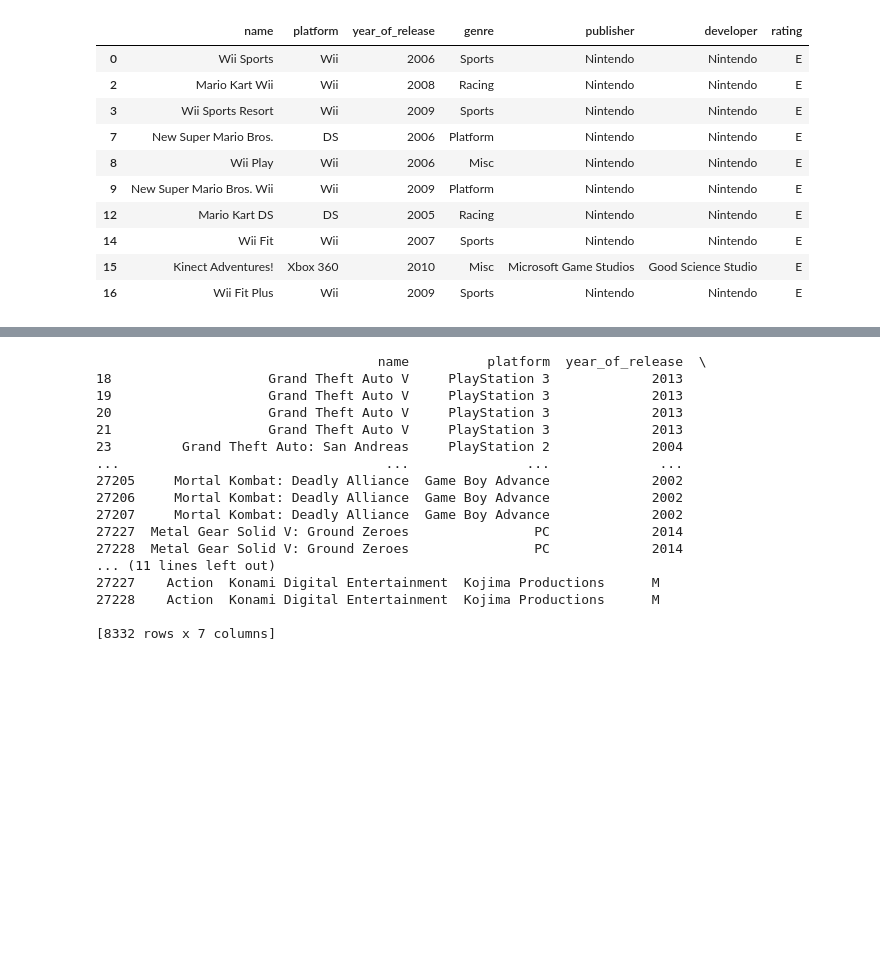
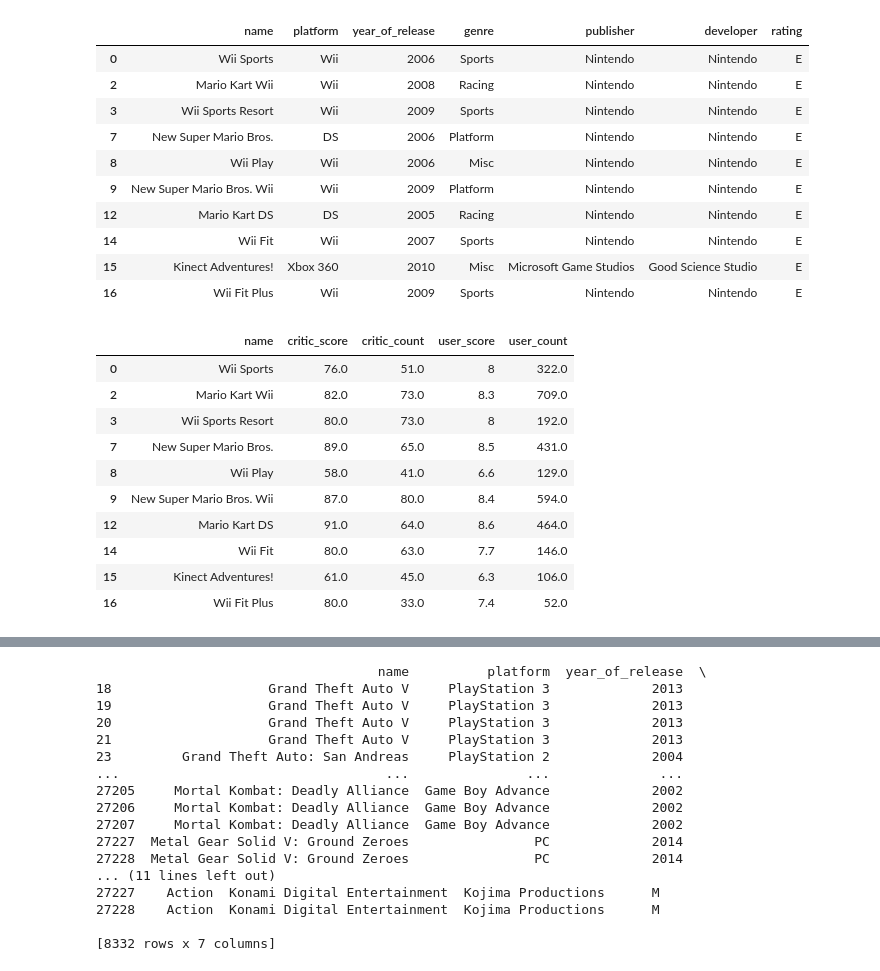
Before and after one commit to destink/Final-Project, a Jupyter notebook: merged_video_games_eda.ipynb, the cells around one changed output, grey strips where cells are left out. Saved outputs shown, nothing was run; the diff lists cells and outputs as text; code cells hidden in the pictures; blank space fills up the shorter version.

```diff
--- a/merged_video_games_eda.ipynb
+++ b/merged_video_games_eda.ipynb
@@ -398,3 +398,18 @@ details_df.head(10)
 | 14 | Wii Fit | Wii | 2007 | Sports | Nintendo | Nintendo | E |
 | 15 | Kinect Adventures! | Xbox 360 | 2010 | Misc | Microsoft Game Studios | Good Science Studio | E |
 | 16 | Wii Fit Plus | Wii | 2009 | Sports | Nintendo | Nintendo | E |
+# %%
+reviews_df = merged_video_games_df[['name', 'critic_score', 'critic_count', 'user_score', 'user_count']].copy()
+reviews_df.head(10)
+# %% [output]
+|  | name | critic_score | critic_count | user_score | user_count |
+| 0 | Wii Sports | 76.0 | 51.0 | 8 | 322.0 |
+| 2 | Mario Kart Wii | 82.0 | 73.0 | 8.3 | 709.0 |
+| 3 | Wii Sports Resort | 80.0 | 73.0 | 8 | 192.0 |
+| 7 | New Super Mario Bros. | 89.0 | 65.0 | 8.5 | 431.0 |
+| 8 | Wii Play | 58.0 | 41.0 | 6.6 | 129.0 |
+| 9 | New Super Mario Bros. Wii | 87.0 | 80.0 | 8.4 | 594.0 |
+| 12 | Mario Kart DS | 91.0 | 64.0 | 8.6 | 464.0 |
+| 14 | Wii Fit | 80.0 | 63.0 | 7.7 | 146.0 |
+| 15 | Kinect Adventures! | 61.0 | 45.0 | 6.3 | 106.0 |
+| 16 | Wii Fit Plus | 80.0 | 33.0 | 7.4 | 52.0 |
```
Also changed, not shown: parts of 3 cells of this notebook.
